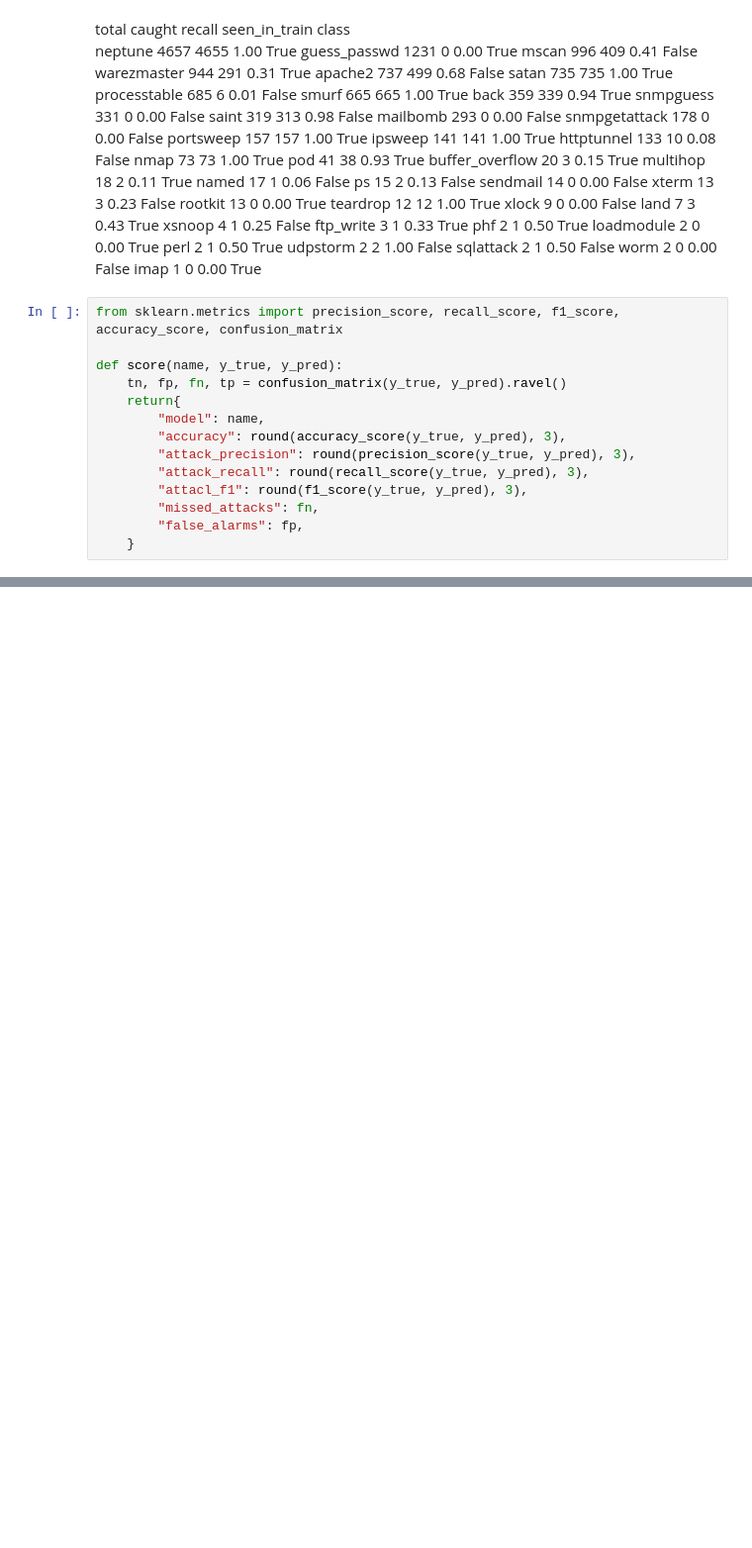
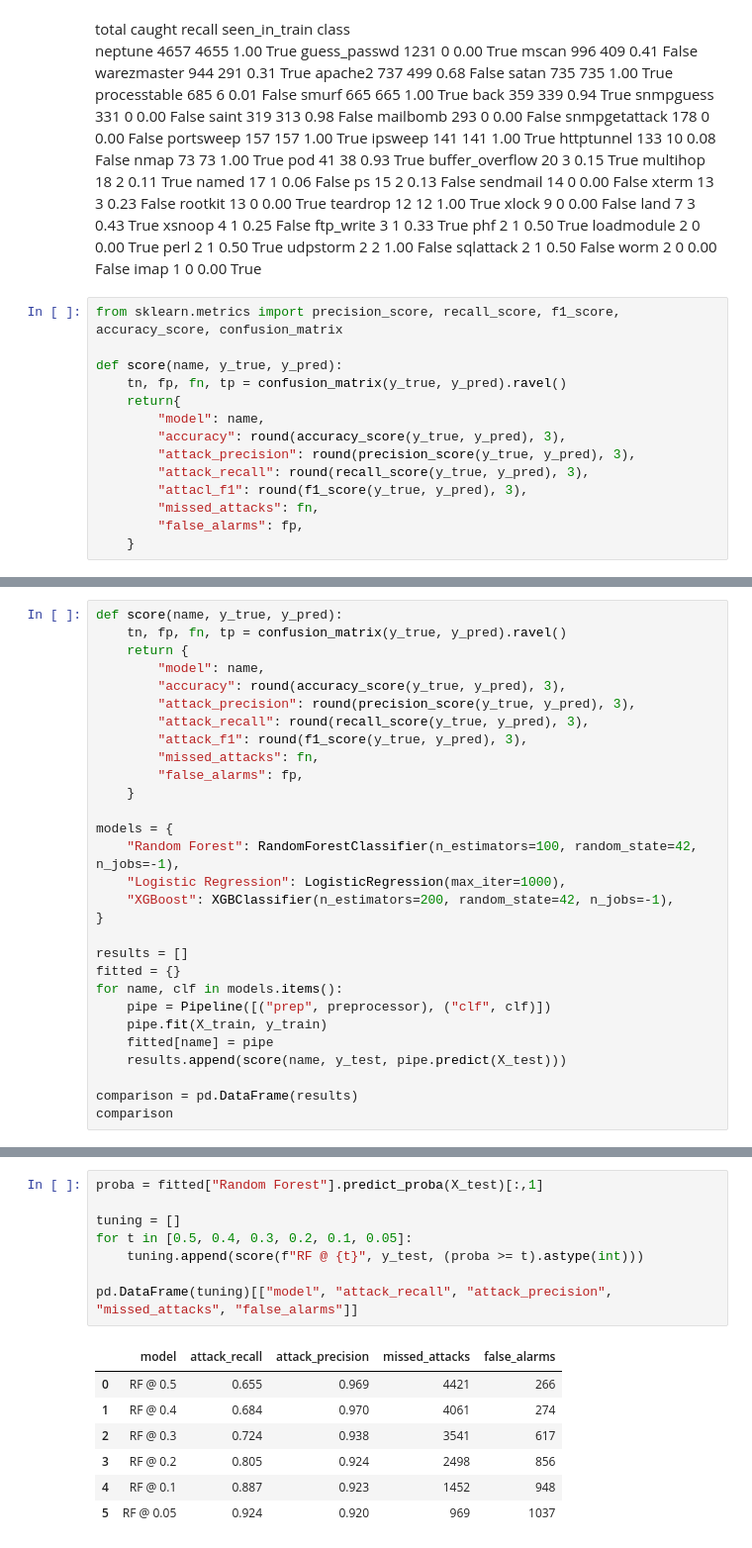
Before and after one commit to shlok3664/spiral, a Jupyter notebook: notebooks/01_baseline.ipynb, the cells around one changed output, grey strips where cells are left out. Shown at 99% size. Saved outputs shown, nothing was run; the diff lists cells and outputs as text; blank space fills up the shorter version.

```diff
--- a/notebooks/01_baseline.ipynb
+++ b/notebooks/01_baseline.ipynb
@@ -253,0 +340,29 @@ NameError: name 'Pipeline' is not defined
+# %%
+def score(name, y_true, y_pred):
+    tn, fp, fn, tp = confusion_matrix(y_true, y_pred).ravel()
+    return {
+        "model": name,
+        "accuracy": round(accuracy_score(y_true, y_pred), 3),
+        "attack_precision": round(precision_score(y_true, y_pred), 3),
+        "attack_recall": round(recall_score(y_true, y_pred), 3),
+        "attack_f1": round(f1_score(y_true, y_pred), 3),
+        "missed_attacks": fn,
+        "false_alarms": fp,
+    }
+
+models = {
+    "Random Forest": RandomForestClassifier(n_estimators=100, random_state=42, n_jobs=-1),
+    "Logistic Regression": LogisticRegression(max_iter=1000),
+    "XGBoost": XGBClassifier(n_estimators=200, random_state=42, n_jobs=-1),
+}
+
+results = []
+fitted = {}
+for name, clf in models.items():
+    pipe = Pipeline([("prep", preprocessor), ("clf", clf)])
+    pipe.fit(X_train, y_train)
+    fitted[name] = pipe
+    results.append(score(name, y_test, pipe.predict(X_test)))
+
+comparison = pd.DataFrame(results)
+comparison
@@ -253,0 +394,16 @@ NameError: name 'Pipeline' is not defined
+# %%
+proba = fitted["Random Forest"].predict_proba(X_test)[:,1]
+
+tuning = []
+for t in [0.5, 0.4, 0.3, 0.2, 0.1, 0.05]:
+    tuning.append(score(f"RF @ {t}", y_test, (proba >= t).astype(int)))
+
+pd.DataFrame(tuning)[["model", "attack_recall", "attack_precision", "missed_attacks", "false_alarms"]]
+# %% [output]
+|  | model | attack_recall | attack_precision | missed_attacks | false_alarms |
+| 0 | RF @ 0.5 | 0.655 | 0.969 | 4421 | 266 |
+| 1 | RF @ 0.4 | 0.684 | 0.970 | 4061 | 274 |
+| 2 | RF @ 0.3 | 0.724 | 0.938 | 3541 | 617 |
+| 3 | RF @ 0.2 | 0.805 | 0.924 | 2498 | 856 |
+| 4 | RF @ 0.1 | 0.887 | 0.923 | 1452 | 948 |
+| 5 | RF @ 0.05 | 0.924 | 0.920 | 969 | 1037 |
```
Also changed, not shown: parts of 20 cells of this notebook.
